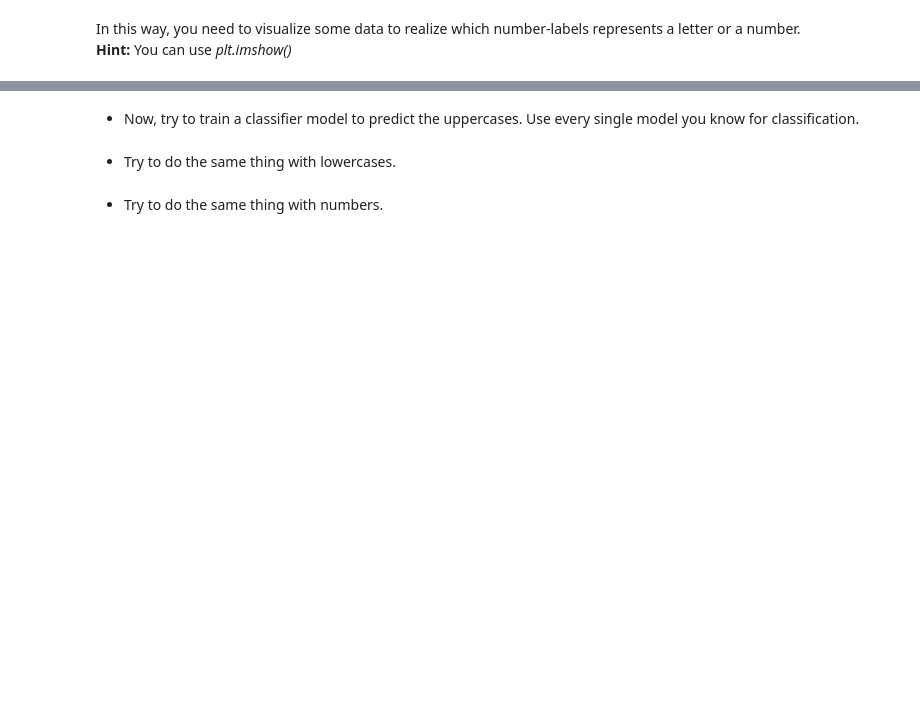
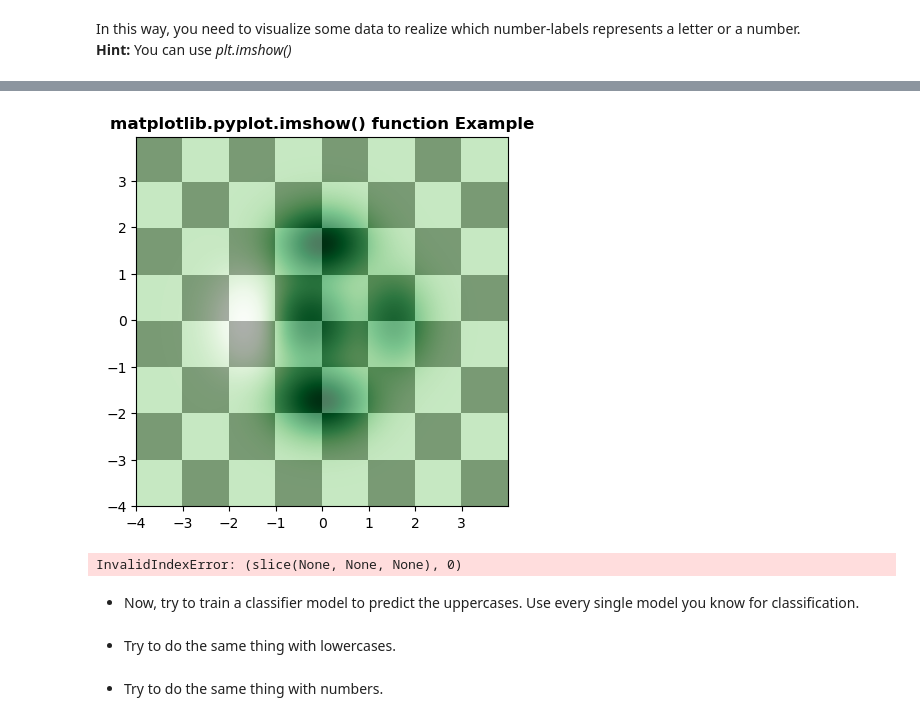
Before and after one commit to ta-data-mexpt/lab-supervised-classification, a Jupyter notebook: Supervised Classification.ipynb, the cells around one changed output, grey strips where cells are left out. Saved outputs shown, nothing was run; the diff lists cells and outputs as text; code cells hidden in the pictures; blank space fills up the shorter version.

```diff
--- a/Supervised Classification.ipynb
+++ b/Supervised Classification.ipynb
@@ -26,0 +140,29 @@ In this way, you need to visualize some data to realize which number-labels repr
+# %%
+import matplotlib.pyplot as plt
+import numpy as np
+from matplotlib.colors import LogNorm
+
+dx, dy = 0.015, 0.05
+x = np.arange(-4.0, 4.0, dx)
+y = np.arange(-4.0, 4.0, dy)
+X, Y = np.meshgrid(x, y)
+
+extent = np.min(x), np.max(x), np.min(y), np.max(y)
+
+Z1 = np.add.outer(range(8), range(8)) % 2
+plt.imshow(Z1, cmap ="binary_r", interpolation ='nearest',
+                               extent = extent, alpha = 1)
+
+def geeks(x, y):
+    return (1 - x / 2 + x**5 + y**6) * np.exp(-(x**2 + y**2))
+
+Z2 = geeks(X, Y)
+
+plt.imshow(Z2, cmap ="Greens", alpha = 0.7,
+           interpolation ='bilinear', extent = extent)
+
+plt.title('matplotlib.pyplot.imshow() function Example',
+                                     fontweight ="bold")
+plt.show()
+# %% [output]
+[figure, added]
@@ -27,3 +211,7 @@ In this way, you need to visualize some data to realize which number-labels repr
+# %%
+visualize_classifier(LogisticRegression, X,y , 'ejemplo')
+# %% [output]
+InvalidIndexError: (slice(None, None, None), 0)
 # %% [markdown]
 * Now, try to train a classifier model to predict the uppercases. Use every single model you know for classification.
 # %%
```
Also changed, not shown: parts of 19 cells of this notebook.
